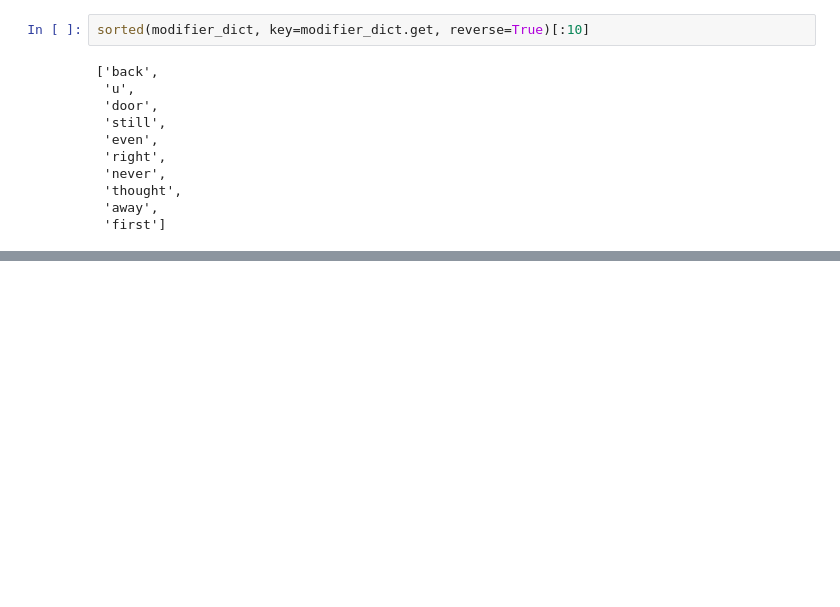
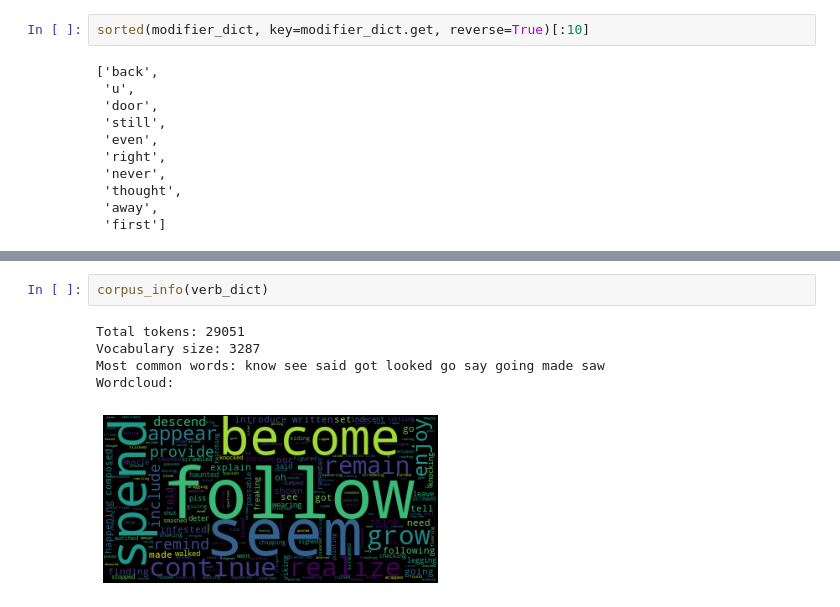
Before and after one commit to jpurquico/portfolio, a Jupyter notebook: reddit_corpus.ipynb, the cells around one changed output, grey strips where cells are left out. Saved outputs shown, nothing was run; the diff lists cells and outputs as text; blank space fills up the shorter version.

```diff
--- a/reddit_corpus.ipynb
+++ b/reddit_corpus.ipynb
@@ -256,0 +294,8 @@ sorted(modifier_dict, key=modifier_dict.get, reverse=True)[:10]
+# %%
+corpus_info(verb_dict)
+# %% [output]
+Total tokens: 29051
+Vocabulary size: 3287
+Most common words: know see said got looked go say going made saw
+Wordcloud:
+[figure, added]
```
Also changed, not shown: parts of 12 cells of this notebook.
